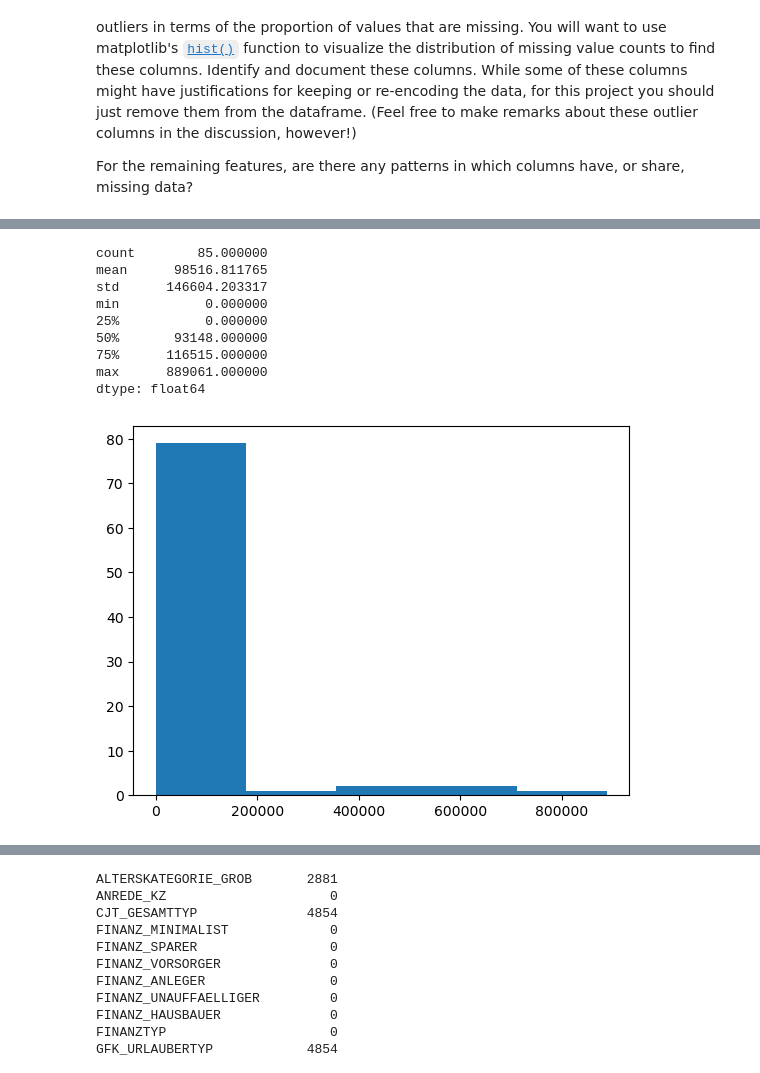
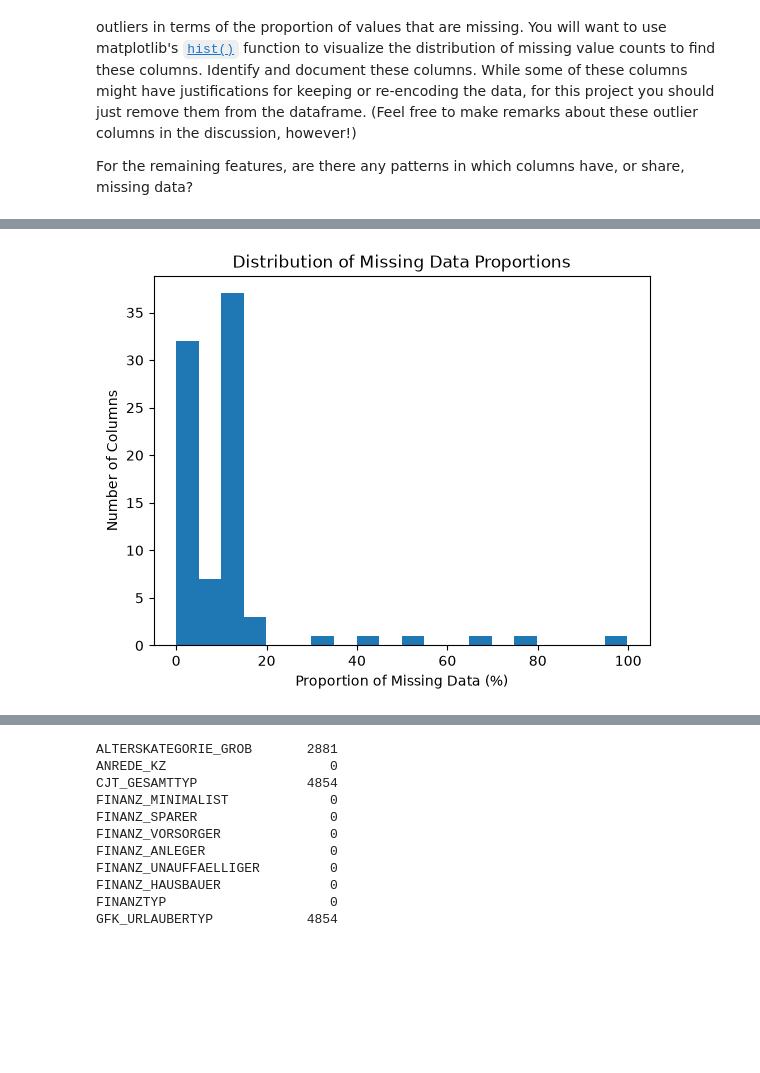
Before and after one commit to ashleydonohoe/identify_customer_segments, a Jupyter notebook: Identify_Customer_Segments.ipynb, the cells around one changed output, grey strips where cells are left out. Saved outputs shown, nothing was run; the diff lists cells and outputs as text; code cells hidden in the pictures; blank space fills up the shorter version.

```diff
--- a/Identify_Customer_Segments.ipynb
+++ b/Identify_Customer_Segments.ipynb
@@ -142,0 +112,30 @@ Remaining number of missing values: 8373929
+# %%
+# Create helper function to parse code strings
+def parse_code_string(str):
+    codes = []
+
+    # Strip away the brackets
+    str = str.strip("[]")
+
+    for x in str.split(","):
+        x = x.strip() # remove whitespace
+
+        if x == "":
+            continue
+
+        try:
+            codes.append(int(x)) # for numeric value
+            codes.append(x) # for string value
+        except ValueError:
+            codes.append(x) # for non-numeric values
+    return codes
+
+feat_info["codes"] = feat_info["missing_or_unknown"].apply(parse_code_string)
+# %%
+# Loop through the features and replace codes with np.nan
+
+for index, row in feat_info.iterrows():
+    feature = row["attribute"]
+    missing_codes = row["codes"]
+
+    gen_demographics[feature] = gen_demographics[feature].replace(missing_codes, np.nan)
@@ -147,7 +165,7 @@ How much missing data is present in each column? There are a few columns that ar
 
 For the remaining features, are there any patterns in which columns have, or share, missing data?
 # %%
-# Perform an assessment of how much missing data there is in each column of the
-# dataset.
-general_demographics.isnull().sum()
+# Perform an assessment of how much missing data there is in each column of the dataset.
+missing_proportion = (gen_demographics.isnull().sum()) / len(gen_demographics) * 100
+missing_proportion.sort_values(ascending=False).head(10)
 # %% [output]
@@ -171,18 +183,9 @@ dtype: int64
-# %%
-missing_items = general_demographics.isnull().sum()
-missing_items.describe()
-# %% [output]
-count        85.000000
-mean      98516.811765
-std      146604.203317
-min           0.000000
-25%           0.000000
-50%       93148.000000
-75%      116515.000000
-max      889061.000000
-dtype: float64
 # %%
 # Investigate patterns in the amount of missing data in each column.
-plt.hist(missing_items, bins=5);
+plt.hist(missing_proportion, bins=20)
+plt.xlabel("Proportion of Missing Data (%)")
+plt.ylabel("Number of Columns")
+plt.title("Distribution of Missing Data Proportions")
+plt.show()
 # %% [output]
-[figure, old version]
+[figure, new version]
```
Also changed, not shown: parts of 20 cells of this notebook.
